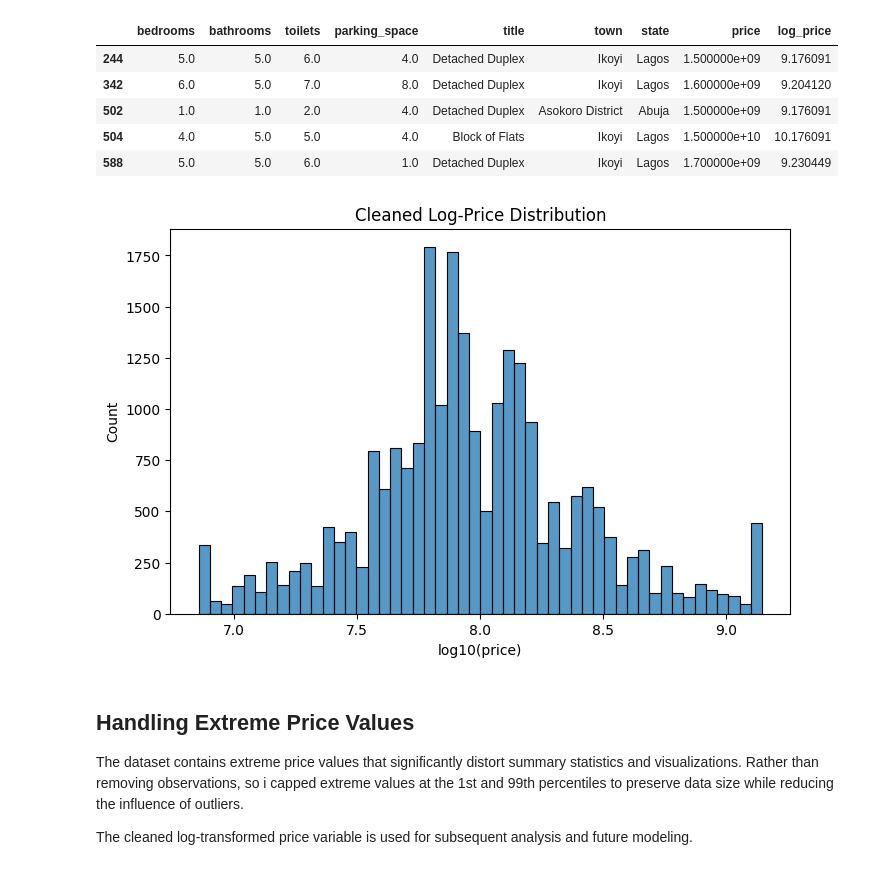
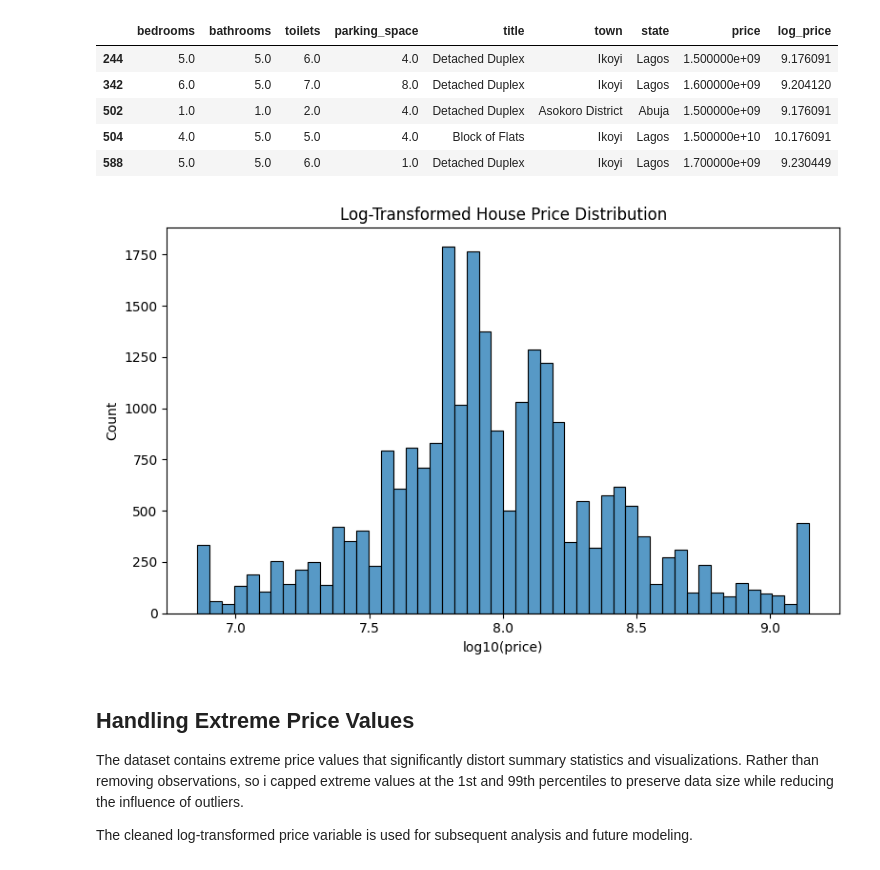
Before and after one commit to EbimaroErnesto/nigeria-housing-eda, a Jupyter notebook: notebooks/nigeria_housing_eda.ipynb, the cells around one changed output. Cells and saved outputs as stored; diff of their text form; code cells hidden in the pictures.

```diff
--- a/notebooks/nigeria_housing_eda.ipynb
+++ b/notebooks/nigeria_housing_eda.ipynb
@@ -133,14 +133,16 @@ upper = df['price'].quantile(0.99)
 
 df['price_clean'] = df['price'].clip(lower, upper)
 df['log_price_clean'] = np.log10(df['price_clean'])
-# %%
-plt.figure(figsize=(8,5))
-sns.histplot(df['log_price_clean'], bins=50)
-plt.title("Cleaned Log-Price Distribution")
-plt.xlabel("log10(price)")
-plt.show()
-# %% [output]
-[figure, removed]
+# %%
+plt.figure(figsize=(8,5))
+sns.histplot(df['log_price_clean'], bins=50)
+plt.title("Log-Transformed House Price Distribution")
+plt.xlabel("log10(price)")
+plt.tight_layout()
+plt.savefig("../images/log_price_distribution.png", dpi=300)
+plt.show()
+# %% [output]
+[figure, added]
 # %% [markdown]
 ## Handling Extreme Price Values
 
```
Also changed, not shown: parts of 3 cells of this notebook, 4 other files.
